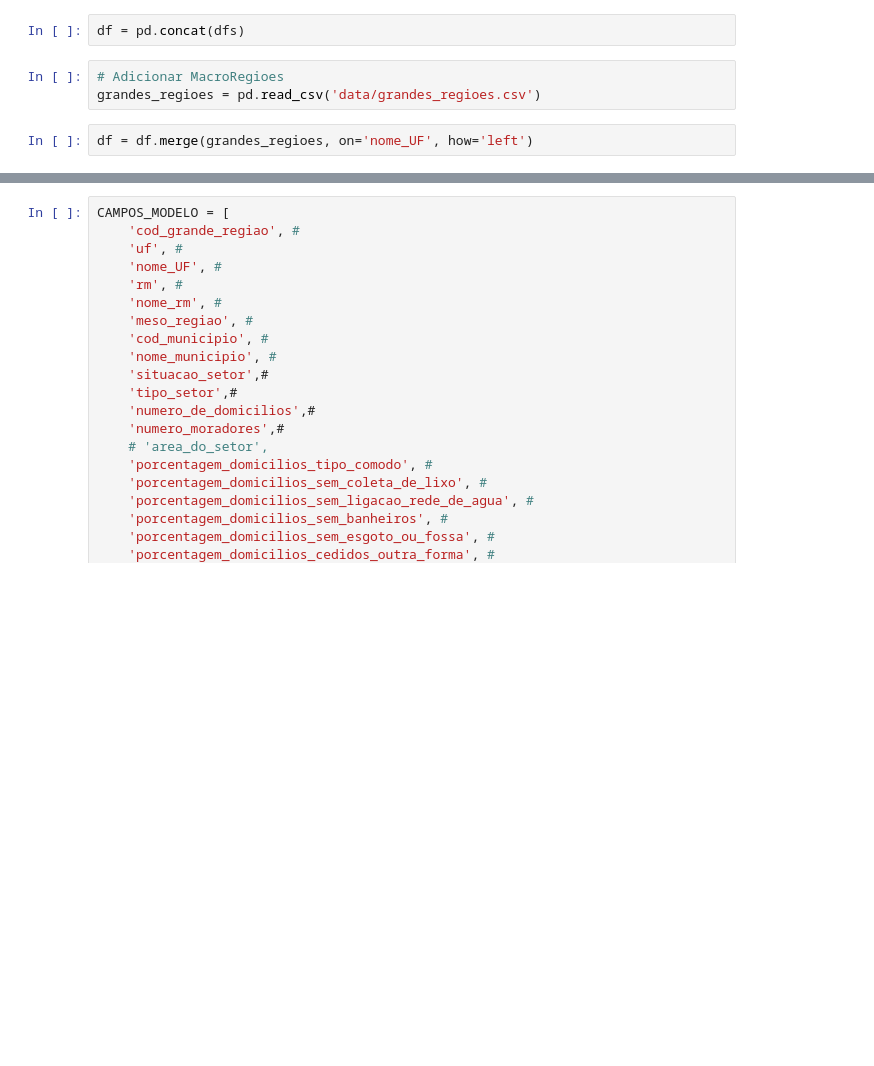
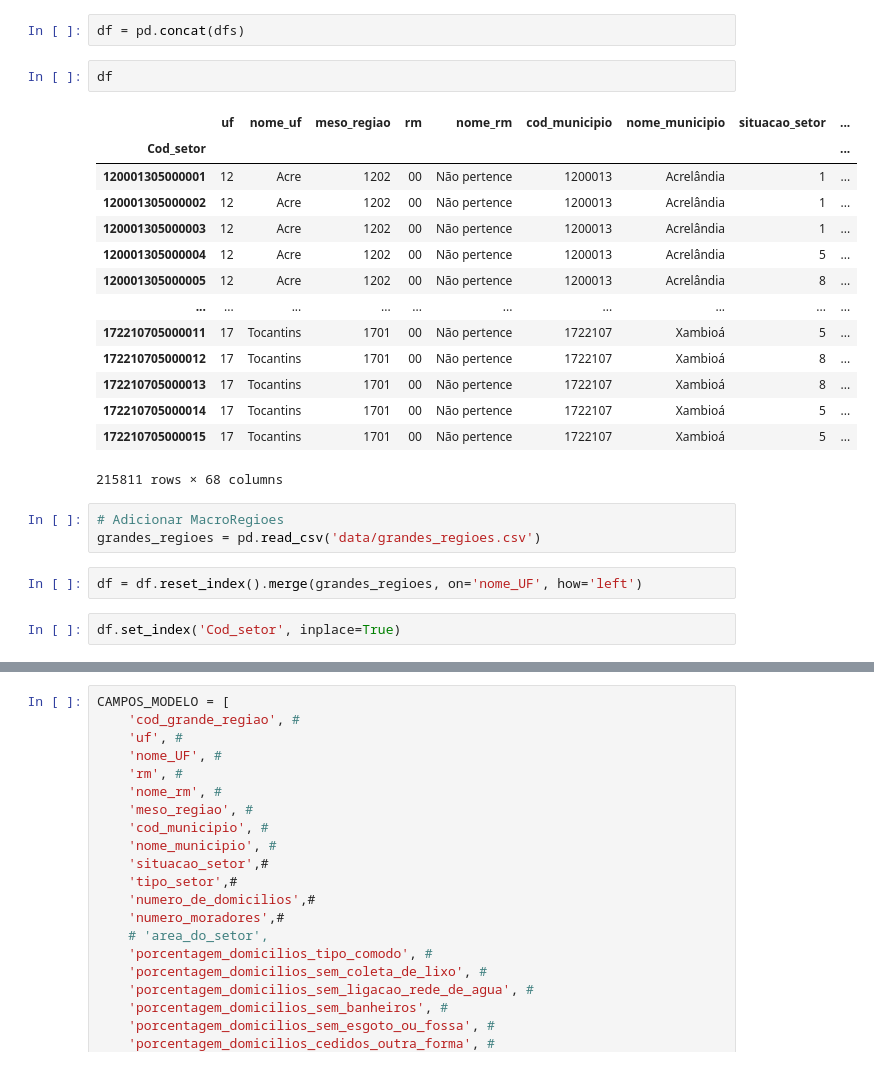
Before and after one commit to cem-usp/assentamentos-precarios-no-brasil-urbano, a Jupyter notebook: 01-preparando-os-dados-2000.ipynb, the cells around one changed output, grey strips where cells are left out. Saved outputs shown, nothing was run; the diff lists cells and outputs as text; blank space fills up the shorter version.

```diff
--- a/01-preparando-os-dados-2000.ipynb
+++ b/01-preparando-os-dados-2000.ipynb
@@ -196,8 +196,27 @@ WARNING *** OLE2 inconsistency: SSCS size is 0 but SSAT size is non-zero
 WARNING *** OLE2 inconsistency: SSCS size is 0 but SSAT size is non-zero
 # %%
 df = pd.concat(dfs)
+# %%
+df
+# %% [output]
+|  | uf | nome_uf | meso_regiao | rm | nome_rm | cod_municipio | nome_municipio | situacao_setor | ... |
+| Cod_setor |  |  |  |  |  |  |  |  | ... |
+| 120001305000001 | 12 | Acre | 1202 | 00 | Não pertence | 1200013 | Acrelândia | 1 | ... |
+| 120001305000002 | 12 | Acre | 1202 | 00 | Não pertence | 1200013 | Acrelândia | 1 | ... |
+| 120001305000003 | 12 | Acre | 1202 | 00 | Não pertence | 1200013 | Acrelândia | 1 | ... |
+| 120001305000004 | 12 | Acre | 1202 | 00 | Não pertence | 1200013 | Acrelândia | 5 | ... |
+| 120001305000005 | 12 | Acre | 1202 | 00 | Não pertence | 1200013 | Acrelândia | 8 | ... |
+| ... | ... | ... | ... | ... | ... | ... | ... | ... | ... |
+| 172210705000011 | 17 | Tocantins | 1701 | 00 | Não pertence | 1722107 | Xambioá | 5 | ... |
+| 172210705000012 | 17 | Tocantins | 1701 | 00 | Não pertence | 1722107 | Xambioá | 8 | ... |
+| 172210705000013 | 17 | Tocantins | 1701 | 00 | Não pertence | 1722107 | Xambioá | 8 | ... |
+| 172210705000014 | 17 | Tocantins | 1701 | 00 | Não pertence | 1722107 | Xambioá | 5 | ... |
+| 172210705000015 | 17 | Tocantins | 1701 | 00 | Não pertence | 1722107 | Xambioá | 5 | ... |
+215811 rows × 68 columns
 # %%
 # Adicionar MacroRegioes
 grandes_regioes = pd.read_csv('data/grandes_regioes.csv')
 # %%
-df = df.merge(grandes_regioes, on='nome_UF', how='left')
+df = df.reset_index().merge(grandes_regioes, on='nome_UF', how='left')
+# %%
+df.set_index('Cod_setor', inplace=True)
```
Also changed, not shown: parts of 3 cells of this notebook, 17 other files.
